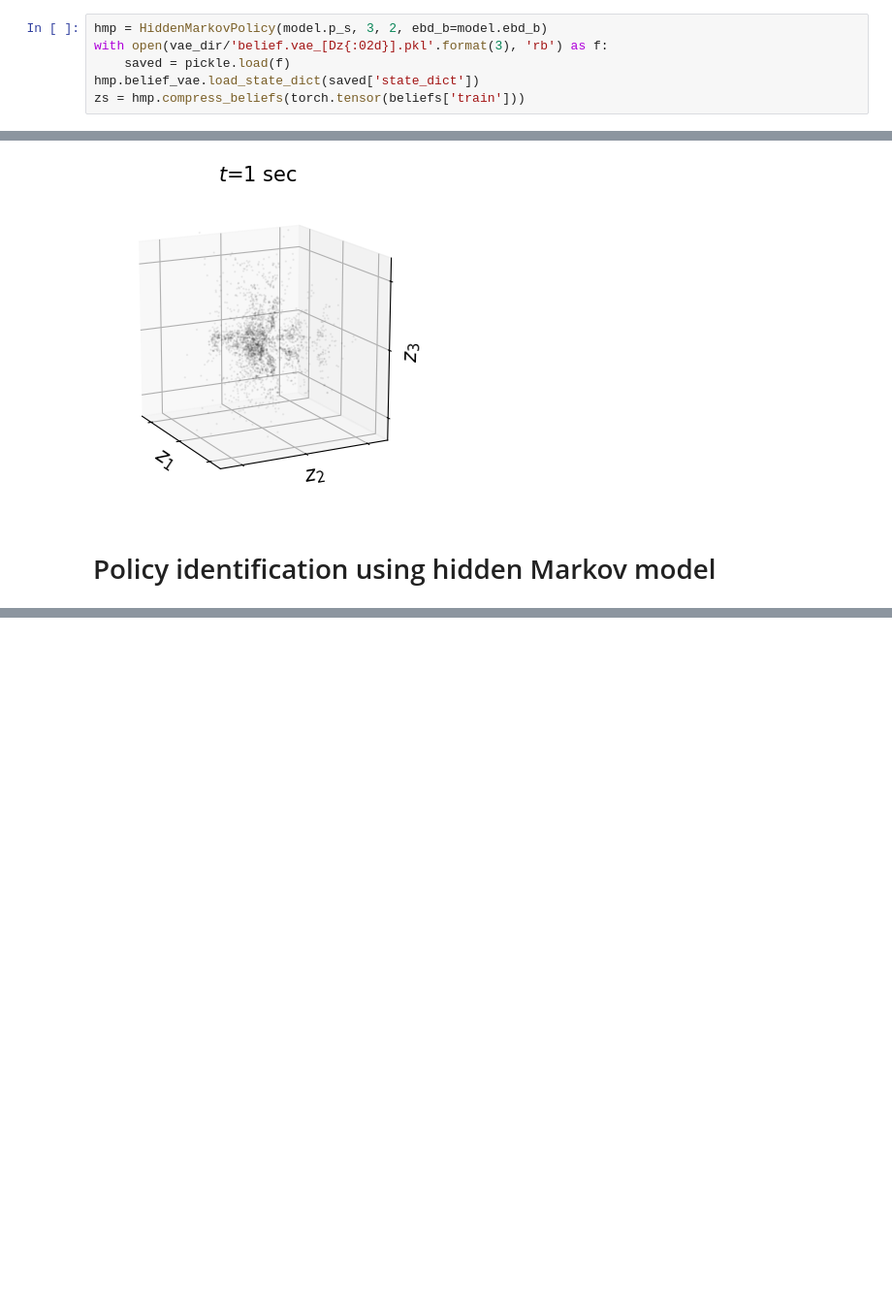
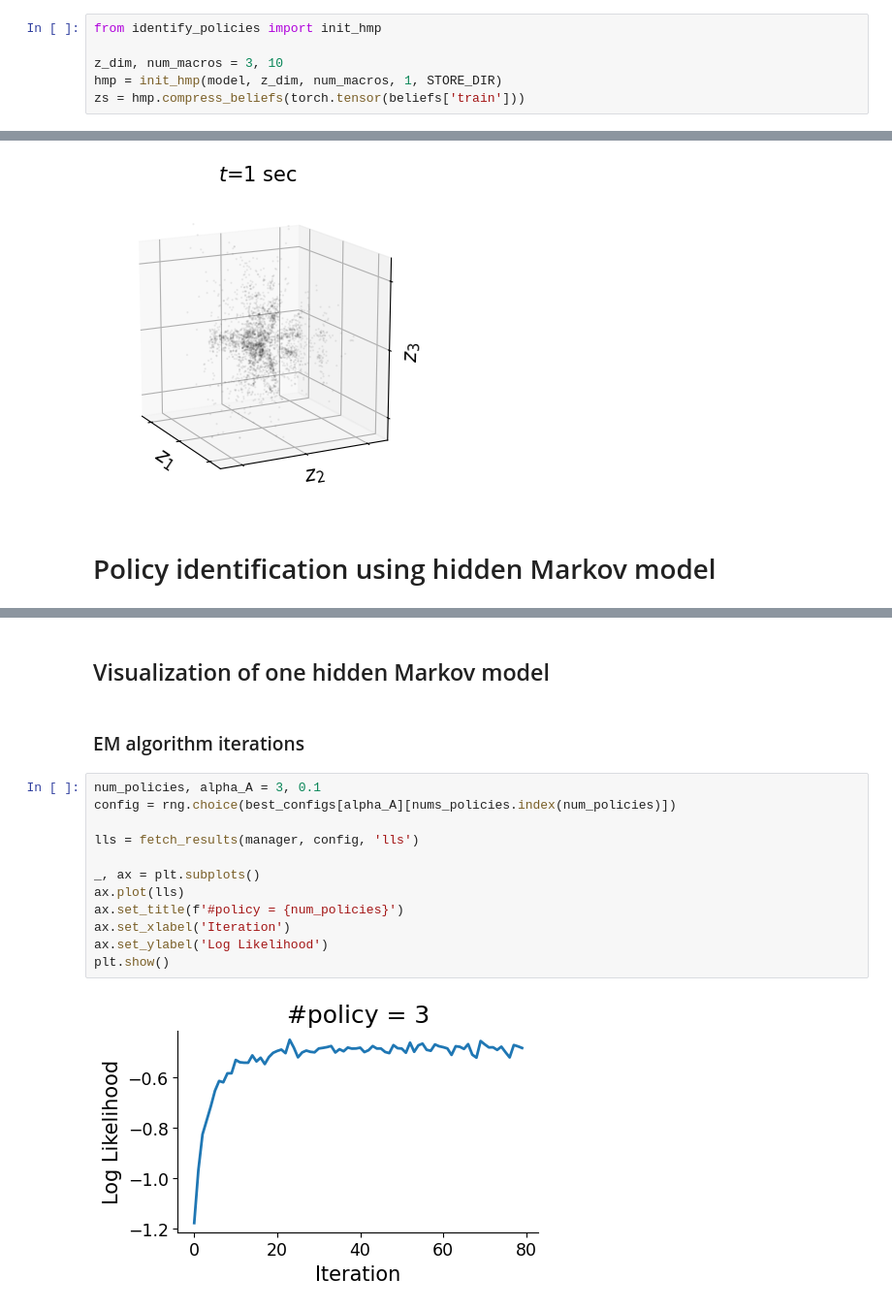
Before and after one commit to XaqLab/hex-arena, a Jupyter notebook: policy-identification.ipynb, the cells around one changed output, grey strips where cells are left out. Shown at 97% size. Saved outputs shown, nothing was run; the diff lists cells and outputs as text; blank space fills up the shorter version.

```diff
--- a/policy-identification.ipynb
+++ b/policy-identification.ipynb
@@ -153,10 +153,10 @@ fig.savefig(FIG_DIR/f'belief.compression_{subject}.svg')
 # %% [markdown]
 ### Coloring by time since last push
 # %%
-hmp = HiddenMarkovPolicy(model.p_s, 3, 2, ebd_b=model.ebd_b)
-with open(vae_dir/'belief.vae_[Dz{:02d}].pkl'.format(3), 'rb') as f:
-    saved = pickle.load(f)
-hmp.belief_vae.load_state_dict(saved['state_dict'])
+from identify_policies import init_hmp
+
+z_dim, num_macros = 3, 10
+hmp = init_hmp(model, z_dim, num_macros, 1, STORE_DIR)
 zs = hmp.compress_beliefs(torch.tensor(beliefs['train']))
 # %%
 fig = plt.figure(figsize=(14, 4))
@@ -405,0 +342,18 @@ fig.savefig(FIG_DIR/f'EM.iteration_{subject}_[Np{num_policies}].svg')
+# %% [markdown]
+## Visualization of one hidden Markov model
+# %% [markdown]
+### EM algorithm iterations
+# %%
+num_policies, alpha_A = 3, 0.1
+config = rng.choice(best_configs[alpha_A][nums_policies.index(num_policies)])
+
+lls = fetch_results(manager, config, 'lls')
+
+_, ax = plt.subplots()
+ax.plot(lls)
+ax.set_title(f'#policy = {num_policies}')
+ax.set_xlabel('Iteration')
+ax.set_ylabel('Log Likelihood')
+plt.show()
+# %% [output]
+[figure, added]
```
Also changed, not shown: parts of 24 cells of this notebook.
